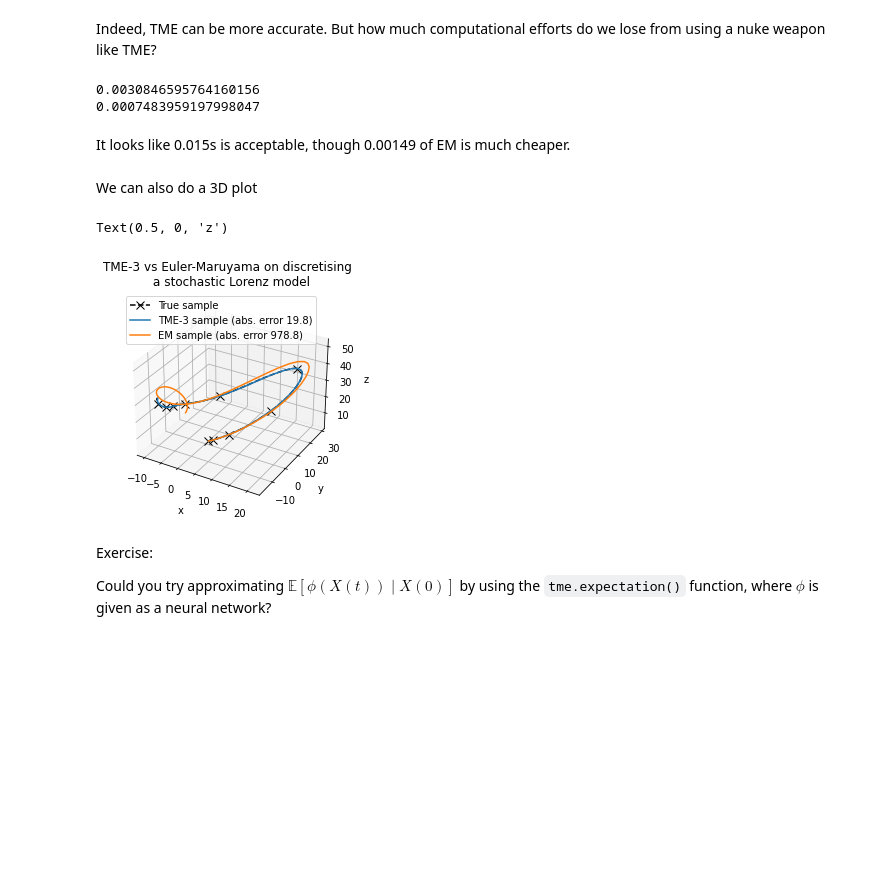
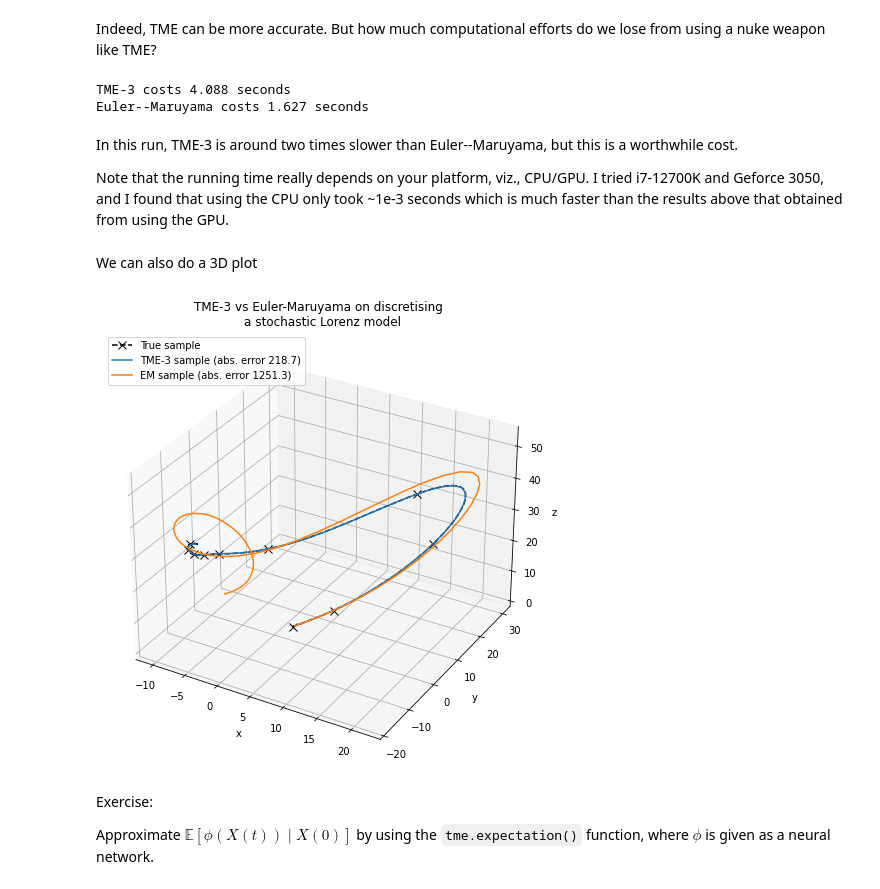
Before and after one commit to zgbkdlm/tme, a Jupyter notebook: python/examples/tme_lorenz_jax.ipynb, the cells around one changed output. Cells and saved outputs as stored; diff of their text form; code cells hidden in the pictures; blank space fills up the shorter version.

```diff
--- a/python/examples/tme_lorenz_jax.ipynb
+++ b/python/examples/tme_lorenz_jax.ipynb
@@ -49,8 +52,7 @@ def dispersion(_):
     return bb
 
 def tme_m_cov(u, dt):
-    return tme.mean_and_cov(x=u, dt=dt,
-                           drift=drift, dispersion=dispersion, order=3)
+    return tme.mean_and_cov(x=u, dt=dt, drift=drift, dispersion=dispersion, order=3)
 
 def em_m_cov(u, dt):
     return u + drift(u) * dt, dispersion(u) @ dispersion(u).T * dt
@@ -62,8 +64,7 @@ def disc_normal(m_and_cov, x0, dts, dws):
         dt, dw = elem
 
         m, cov = m_and_cov(x, dt)
-        chol = jnp.linalg.cholesky(cov)
-        x = m + chol @ dw
+        x = m + jnp.linalg.cholesky(cov) @ dw
         return x, x
 
     _, sample = lax.scan(scan_body, x0, (dts, dws))
@@ -79,18 +77,19 @@ key = jax.random.PRNGKey(666)
 # Init cond
 m0 = jnp.zeros((3, ))
 P0 = jnp.eye(3)
-key, subkey = jax.random.split(key)
-x0 = jax.random.multivariate_normal(key=subkey, mean=m0, cov=P0)
+key, _ = jax.random.split(key)
+x0 = jax.random.multivariate_normal(key=key, mean=m0, cov=P0)
 # %% [markdown]
 Now we compare the discretisation errors of TME and EM. In order to do so, we need to have these two methods under a same Wiener process realisation.
 
 Also, we will use EM with very very small dt (here is dt=0.0001) as a reference method serving as a "ground truth solution".
 # %%
 # Very small instances
-num_time_steps = 10000
-T = jnp.linspace(0.0001, 1, num_time_steps)
+num_time_steps = 100000
+dt = 1e-5
+T = jnp.linspace(dt, num_time_steps * dt, num_time_steps)
 dts = jnp.diff(T)
-key, subkey = jax.random.split(key)
+key, _ = jax.random.split(key)
 dws = jax.random.normal(key, shape=(dts.size, x0.shape[0]))
 
 true_sample = disc_normal(em_m_cov, x0, dts, dws)
@@ -98,7 +97,7 @@ true_sample = disc_normal(em_m_cov, x0, dts, dws)
 Okay, now we make samples from TME and EM with large dt (here is 0.01) so we can compare them how good they are.
 # %%
 # Now make samples from EM and TME with large dt
-factor = 100
+factor = 1000
 T_small = T[::factor]
 dts_small = dts[::factor] * factor
 dws_small = dws[::factor]
@@ -143,23 +141,2 @@ Text(0.5, 0, 't')
 # %% [markdown]
 Indeed, TME can be more accurate. But how much computational efforts do we lose from using a nuke weapon like TME?
-# %%
-# Compare time
-# Trigger compilation
-sample_tme_2 = disc_normal(tme_m_cov, x0, dts, dws)
-sample_em_2 = disc_normal(em_m_cov, x0, dts, dws)
-
-import time
-tic = time.time()
-sample_tme_2 = disc_normal(tme_m_cov, x0, dts, dws)
-toc = time.time()
-print(toc - tic)
-
-tic = time.time()
-sample_em_2 = disc_normal(em_m_cov, x0, dts, dws)
-toc = time.time()
-print(toc - tic)
-# %% [output]
-0.0030846595764160156
-0.0007483959197998047
-# %% [markdown]
-It looks like 0.015s is acceptable, though 0.00149 of EM is much cheaper.
@@ -166,25 +147,41 @@ It looks like 0.015s is acceptable, though 0.00149 of EM is much cheaper.
+# %%
+# Compare time
+import time
+tic = time.time()
+_ = disc_normal(tme_m_cov, x0, dts, dws).block_until_ready()
+print(f'TME-3 costs {time.time() - tic:.3f} seconds')
+
+tic = time.time()
+_ = disc_normal(em_m_cov, x0, dts, dws).block_until_ready()
+print(f'Euler--Maruyama costs {time.time() - tic:.3f} seconds')
+# %% [output]
+TME-3 costs 4.088 seconds
+Euler--Maruyama costs 1.627 seconds
+# %% [markdown]
+In this run, TME-3 is around two times slower than Euler--Maruyama, but this is a worthwhile cost.
+
+Note that the running time really depends on your platform, viz., CPU/GPU. I tried i7-12700K and Geforce 3050, and I found that using the CPU only took ~1e-3 seconds which is much faster than the results above that obtained from using the GPU.
 # %% [markdown]
 We can also do a 3D plot
 # %%
-fig = plt.figure()
+fig = plt.figure(figsize=(8, 8))
 ax = plt.axes(projection='3d')
 
 ax.plot3D(true_sample[:, 0], true_sample[:, 1], true_sample[:, 2],
           c='black', linestyle='--',
-          marker='x', markevery=1000, markersize=8, label='True sample')
+          marker='x', markevery=num_time_steps // 10, markersize=8, label='True sample')
 ax.plot3D(sample_tme[:, 0], sample_tme[:, 1], sample_tme[:, 2],
           c='tab:blue', label=f'TME-3 sample (abs. error {abs_err_tme:.1f})')
 ax.plot3D(sample_em[:, 0], sample_em[:, 1], sample_em[:, 2],
           c='tab:orange', label=f'EM sample (abs. error {abs_err_em:.1f})')
 ax.legend(loc='upper left')
-ax.set_title('TME-3 vs Euler-Maruyama on discretising \n a stochastic Lorenz model')
-ax.set_xlabel('x')
-ax.set_ylabel('y')
-ax.set_zlabel('z')
+_ = ax.set_title('TME-3 vs Euler-Maruyama on discretising \n a stochastic Lorenz model')
+_ = ax.set_xlabel('x')
+_ = ax.set_ylabel('y')
+_ = ax.set_zlabel('z')
 # %% [output]
-Text(0.5, 0, 'z')
-[figure, old version]
+[figure, new version]
 # %% [markdown]
 Exercise:
 
-Could you try approximating $\mathbb{E}[\phi(X(t)) \mid X(0)]$ by using the `tme.expectation()` function, where $\phi$ is given as a neural network?
+Approximate $\mathbb{E}[\phi(X(t)) \mid X(0)]$ by using the `tme.expectation()` function, where $\phi$ is given as a neural network.
```
Also changed, not shown: parts of 5 cells of this notebook, 5 other files.
